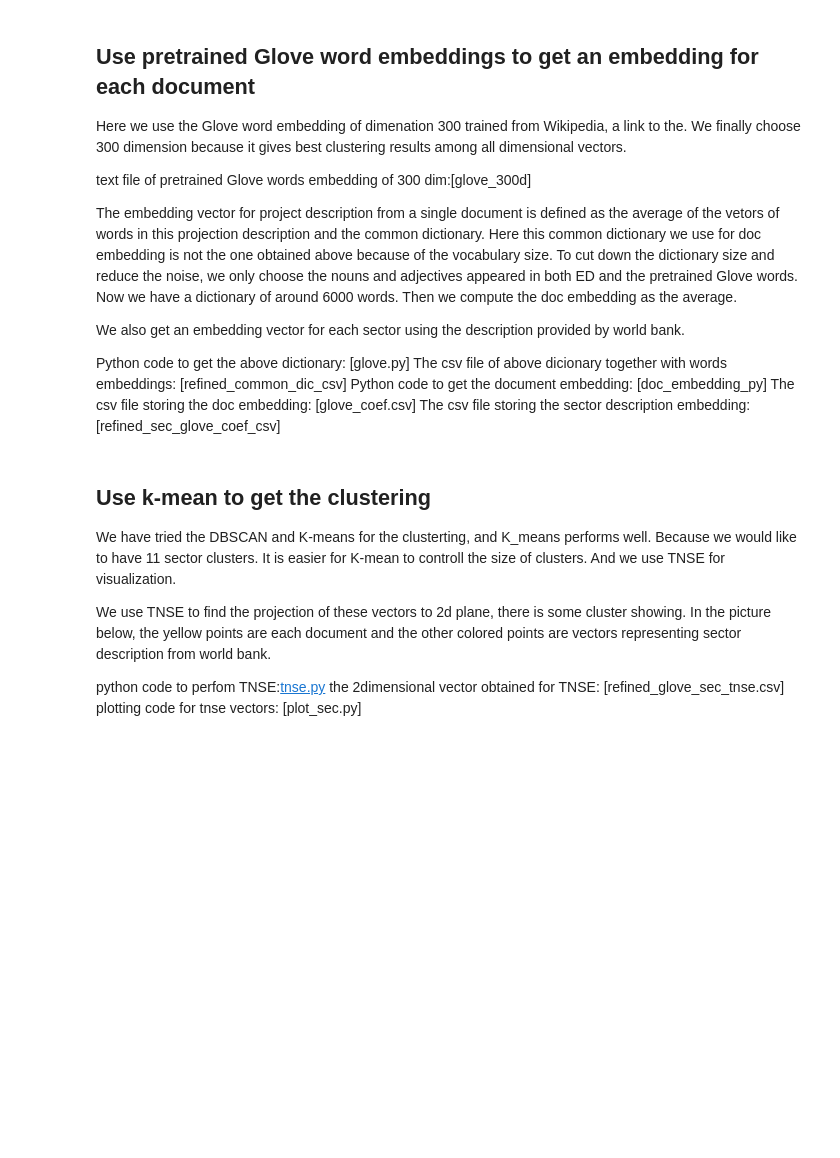
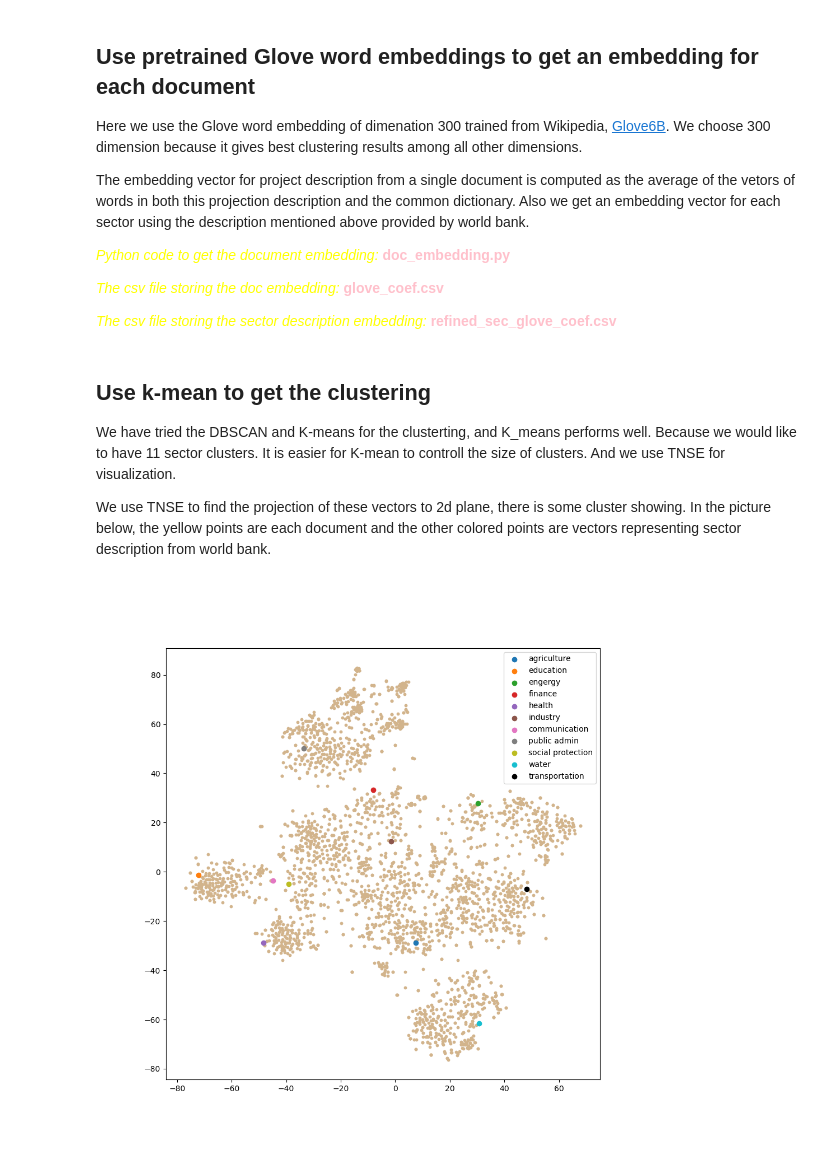
Before and after one commit to DoctorBomb/Qarik-Team-Bear, a Jupyter notebook: Cluster_Data/kMeans_Glove/sector_classification.ipynb, the cells around one changed output. Drawn from its saved outputs; the diff is of its cells as text; code cells hidden in the pictures; blank space fills up the shorter version.

```diff
--- a/Cluster_Data/kMeans_Glove/sector_classification.ipynb
+++ b/Cluster_Data/kMeans_Glove/sector_classification.ipynb
@@ -16,25 +25,25 @@ dictionry which only contains words in ED which is noun or adj: [in_word_n_adj_c
 # %% [markdown]
 ## Use pretrained Glove word embeddings to get an embedding for each document
-Here we use the Glove word embedding of dimenation 300 trained from Wikipedia, a link to the. We finally choose 300 dimension because it gives best clustering results among all dimensional vectors.
-
-text file of pretrained Glove words embedding of 300 dim:[glove_300d]
-
-The embedding vector for project description from a single document is defined as the average of the vetors of words in this projection description and the common dictionary. Here this common dictionary we use for doc embedding is not the one obtained above because of the vocabulary size. To cut down the dictionary size and reduce the noise, we only choose the nouns and adjectives appeared in both ED and the pretrained Glove words. Now we have a dictionary of around 6000 words. Then we compute the doc embedding as the average.
-
-We also get an embedding vector for each sector using the description provided by world bank.
+Here we use the Glove word embedding of dimenation 300 trained from Wikipedia, [Glove6B](https://nlp.stanford.edu/projects/glove/). We choose 300 dimension because it gives best clustering results among all other dimensions.
 
 
-Python code to get the above dictionary: [glove.py]
-The csv file of above dicionary together with words embeddings: [refined_common_dic_csv]
-Python code to get the document embedding: [doc_embedding_py]
-The csv file storing the doc embedding: [glove_coef.csv]
-The csv file storing the sector description embedding: [refined_sec_glove_coef_csv]
+The embedding vector for project description from a single document is computed as the average of the vetors of words in both this projection description and the common dictionary. Also we get an embedding vector for each sector using the description mentioned above provided by world bank.
+
+<font color = yellow> *Python code to get the document embedding:* </font> <font color = pink> **doc_embedding.py**</font>
+
+<font color = yellow> *The csv file storing the doc embedding:* </font> <font color = pink> **glove_coef.csv**</font>
+
+<font color = yellow> *The csv file storing the sector description embedding:* </font> <font color = pink> **refined_sec_glove_coef.csv**</font>
 # %% [markdown]
 ## Use k-mean to get the clustering
 We have tried the DBSCAN and K-means for the clusterting, and K_means performs well. Because we would like to have 11 sector clusters. It is easier for K-mean to controll the size of clusters. And we use TNSE for visualization.
 
 We use TNSE to find the projection of these vectors to 2d plane, there is some cluster showing. In the picture below, the yellow points are each document and the other colored points are vectors representing sector description from world bank.
-
-python code to perfom TNSE:[tnse.py]()
-the 2dimensional vector obtained for TNSE: [refined_glove_sec_tnse.csv]
-plotting code for tnse vectors: [plot_sec.py]
+# %%
+from IPython.display import Image
+from IPython.core.display import HTML
+
+PATH = "/Users/bingjinliu/Desktop/Erdos Institute/project/Sector/"
+Image(filename = PATH + "refined_glove_sec_tnes.png", width=700, height=700)
+# %% [output]
+[figure, added]
```
Also changed, not shown: parts of 6 cells of this notebook, 3 other files.
